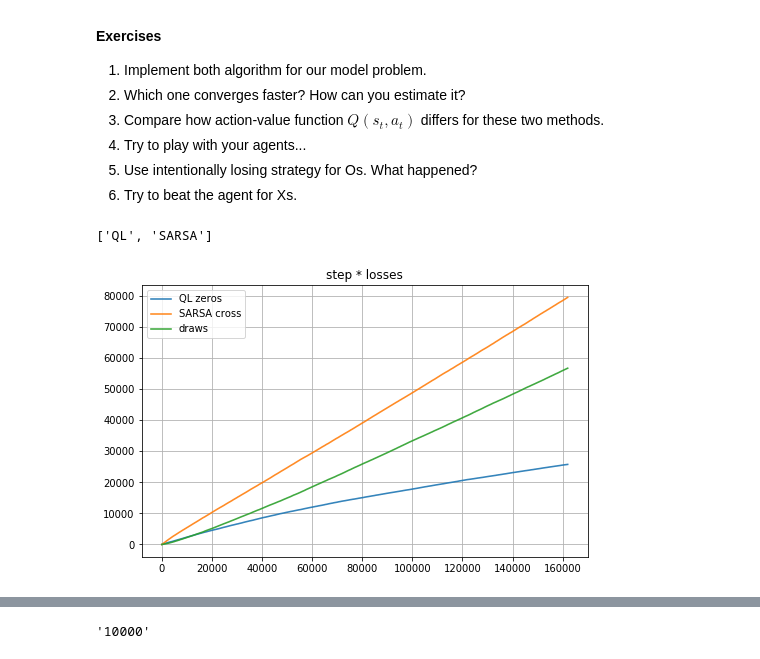
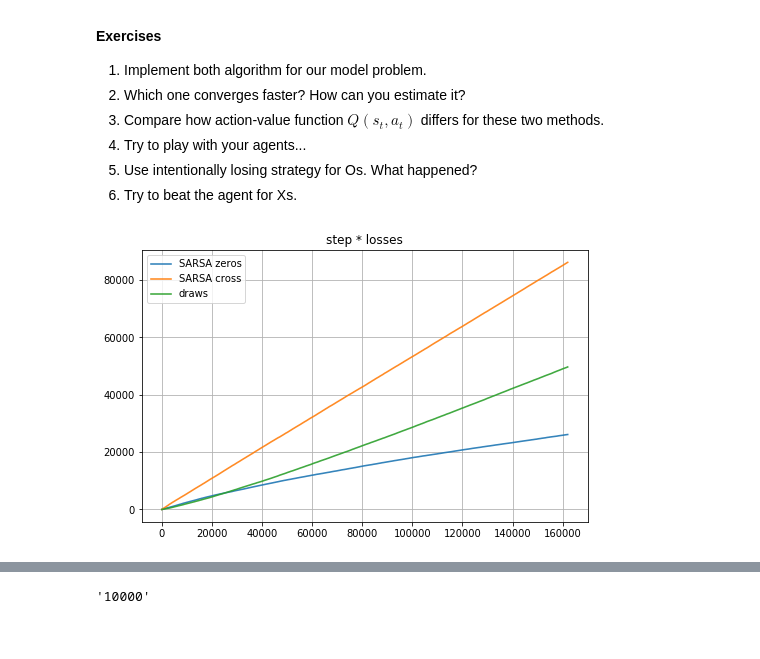
Before and after one commit to oleges1/Renju, a Jupyter notebook: lab4_Renju.ipynb, the cells around one changed output, grey strips where cells are left out. Drawn from its saved outputs; the diff is of its cells as text; code cells hidden in the pictures.

```diff
--- a/lab4_Renju.ipynb
+++ b/lab4_Renju.ipynb
@@ -652,7 +652,7 @@ def play(player1, player1_updater, player2, player2_updater):
             if (res[1] == -1): # need to play more
                 reward = 0, 0
             elif (res[1] == 0): # draw
-                reward = 0, 0
+                reward = 1, 1
                 end = True
             elif (res[1] == 2): # win
                 reward = 10, -10
@@ -668,7 +668,7 @@ def play(player1, player1_updater, player2, player2_updater):
             if (res[1] == -1): # need to play more
                 reward = 0, 0
             elif (res[1] == 0): # draw
-                reward = 0, 0
+                reward = 1, 1
                 end = True
             elif (res[1] == 2): # lose
                 reward = -10, 10
@@ -790,10 +790,9 @@ for st in range(degs[8]):
     update_policy(Qo, st, po)
     update_policy(Qx, st, px)
 # %%
-run_learning(162000, "QLxSARSA")
+run_learning(162000, "SARSAxSARSA")
 # %% [output]
-['QL', 'SARSA']
-[figure, old version]
+[figure, new version]
 # %%
 po, px
 # %% [output]
```
Also changed, not shown: parts of 4 cells of this notebook.
